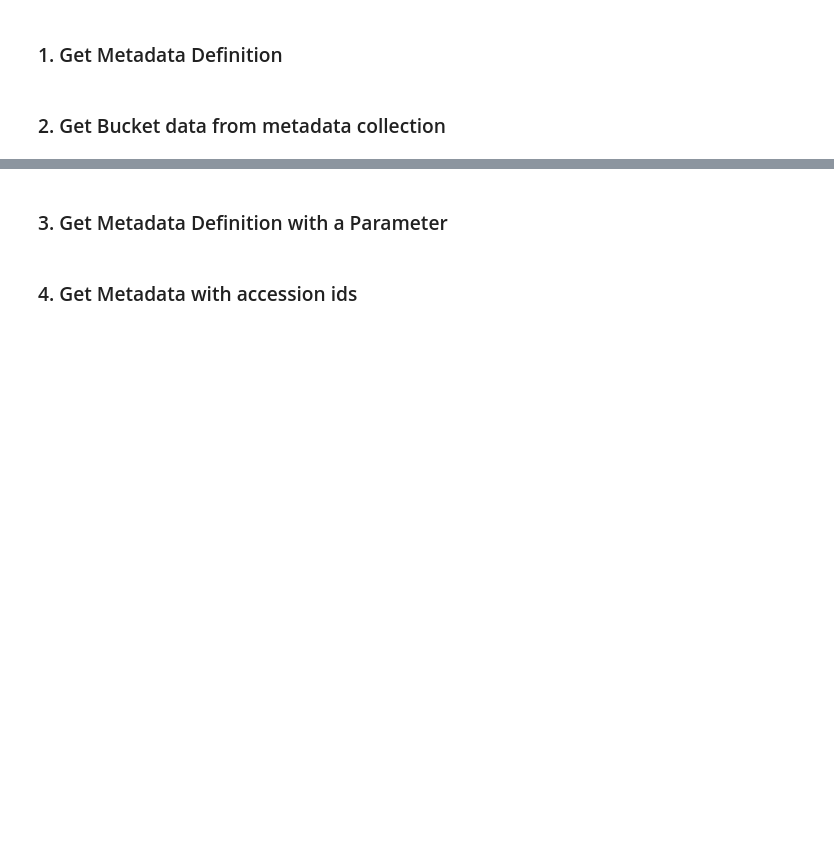
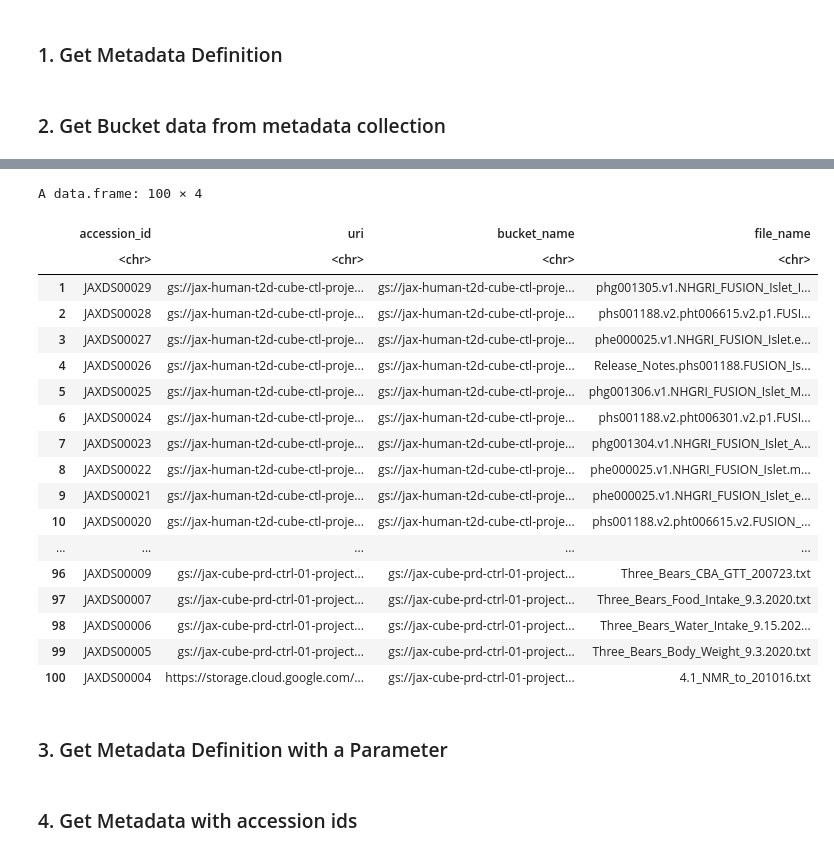
Before and after one commit to TheJacksonLaboratory/cube_retreat, a Jupyter notebook: cube.ipynb, the cells around one changed output, grey strips where cells are left out. Cells and saved outputs as stored; diff of their text form; code cells hidden in the pictures; blank space fills up the shorter version.

```diff
--- a/cube.ipynb
+++ b/cube.ipynb
@@ -79,3 +77,25 @@ INFO [2021-01-11 15:19:10] number of row returned: 100
+# %%
+storage_info
+# %% [output]
+A data.frame: 100 × 4
+|  | accession_id | uri | bucket_name | file_name |
+|  | <chr> | <chr> | <chr> | <chr> |
+| 1 | JAXDS00029 | gs://jax-human-t2d-cube-ctl-proje... | gs://jax-human-t2d-cube-ctl-proje... | phg001305.v1.NHGRI_FUSION_Islet_I... |
+| 2 | JAXDS00028 | gs://jax-human-t2d-cube-ctl-proje... | gs://jax-human-t2d-cube-ctl-proje... | phs001188.v2.pht006615.v2.p1.FUSI... |
+| 3 | JAXDS00027 | gs://jax-human-t2d-cube-ctl-proje... | gs://jax-human-t2d-cube-ctl-proje... | phe000025.v1.NHGRI_FUSION_Islet.e... |
+| 4 | JAXDS00026 | gs://jax-human-t2d-cube-ctl-proje... | gs://jax-human-t2d-cube-ctl-proje... | Release_Notes.phs001188.FUSION_Is... |
+| 5 | JAXDS00025 | gs://jax-human-t2d-cube-ctl-proje... | gs://jax-human-t2d-cube-ctl-proje... | phg001306.v1.NHGRI_FUSION_Islet_M... |
+| 6 | JAXDS00024 | gs://jax-human-t2d-cube-ctl-proje... | gs://jax-human-t2d-cube-ctl-proje... | phs001188.v2.pht006301.v2.p1.FUSI... |
+| 7 | JAXDS00023 | gs://jax-human-t2d-cube-ctl-proje... | gs://jax-human-t2d-cube-ctl-proje... | phg001304.v1.NHGRI_FUSION_Islet_A... |
+| 8 | JAXDS00022 | gs://jax-human-t2d-cube-ctl-proje... | gs://jax-human-t2d-cube-ctl-proje... | phe000025.v1.NHGRI_FUSION_Islet.m... |
+| 9 | JAXDS00021 | gs://jax-human-t2d-cube-ctl-proje... | gs://jax-human-t2d-cube-ctl-proje... | phe000025.v1.NHGRI_FUSION_Islet_e... |
+| 10 | JAXDS00020 | gs://jax-human-t2d-cube-ctl-proje... | gs://jax-human-t2d-cube-ctl-proje... | phs001188.v2.pht006615.v2.FUSION_... |
+| ... | ... | ... | ... | ... |
+| 96 | JAXDS00009 | gs://jax-cube-prd-ctrl-01-project... | gs://jax-cube-prd-ctrl-01-project... | Three_Bears_CBA_GTT_200723.txt |
+| 97 | JAXDS00007 | gs://jax-cube-prd-ctrl-01-project... | gs://jax-cube-prd-ctrl-01-project... | Three_Bears_Food_Intake_9.3.2020.txt |
+| 98 | JAXDS00006 | gs://jax-cube-prd-ctrl-01-project... | gs://jax-cube-prd-ctrl-01-project... | Three_Bears_Water_Intake_9.15.202... |
+| 99 | JAXDS00005 | gs://jax-cube-prd-ctrl-01-project... | gs://jax-cube-prd-ctrl-01-project... | Three_Bears_Body_Weight_9.3.2020.txt |
+| 100 | JAXDS00004 | https://storage.cloud.google.com/... | gs://jax-cube-prd-ctrl-01-project... | 4.1_NMR_to_201016.txt |
 # %%
 !CubeAPI
 # %%
```
Also changed, not shown: parts of 3 cells of this notebook.
